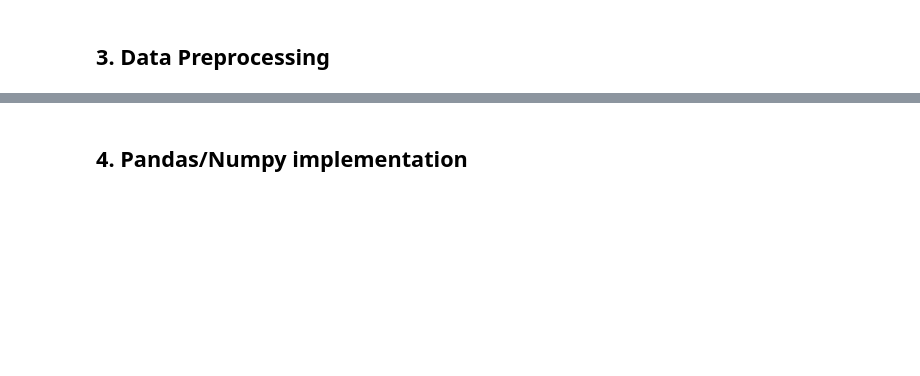
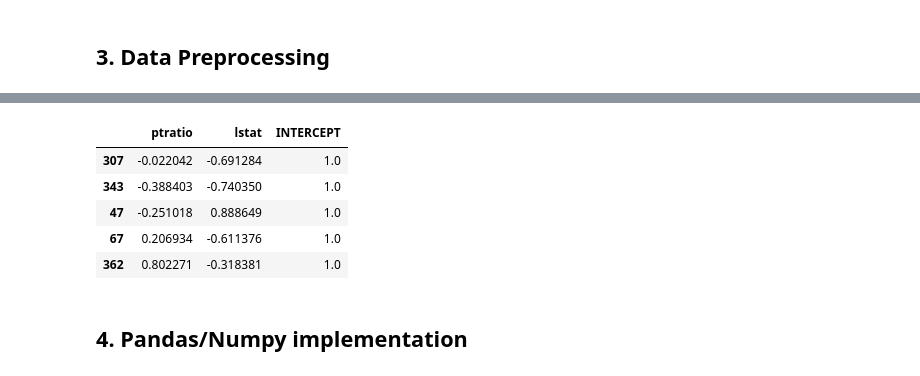
Before and after one commit to gachet/ad-1-24, a Jupyter notebook: algo/regresion-lineal-multiple.ipynb, the cells around one changed output, grey strips where cells are left out. Cells and saved outputs as stored; diff of their text form; code cells hidden in the pictures; blank space fills up the shorter version.

```diff
--- a/algo/regresion-lineal-multiple.ipynb
+++ b/algo/regresion-lineal-multiple.ipynb
@@ -83,6 +88,6 @@ We see that RM and LSTAT are highly correlated with each other, hence we should
 # %%
-X = boston_dataset[['PTRATIO', 'LSTAT']]
-y = boston_dataset.MEDV
+X = boston_dataset[['ptratio', 'lstat']]
+y = boston_dataset['medv']
 # %% [markdown]
 ## 3. Data Preprocessing
 # %%
@@ -133,3 +141,12 @@ X_train, X_test, y_train, y_test = prepare_model(X, y, 0.9, 1)
+# %%
+X_train.head()
+# %% [output]
+|  | ptratio | lstat | INTERCEPT |
+| 307 | -0.022042 | -0.691284 | 1.0 |
+| 343 | -0.388403 | -0.740350 | 1.0 |
+| 47 | -0.251018 | 0.888649 | 1.0 |
+| 67 | 0.206934 | -0.611376 | 1.0 |
+| 362 | 0.802271 | -0.318381 | 1.0 |
 # %% [markdown]
 ## 4. Pandas/Numpy implementation
 # %%
```
Also changed, not shown: parts of 13 cells of this notebook.
